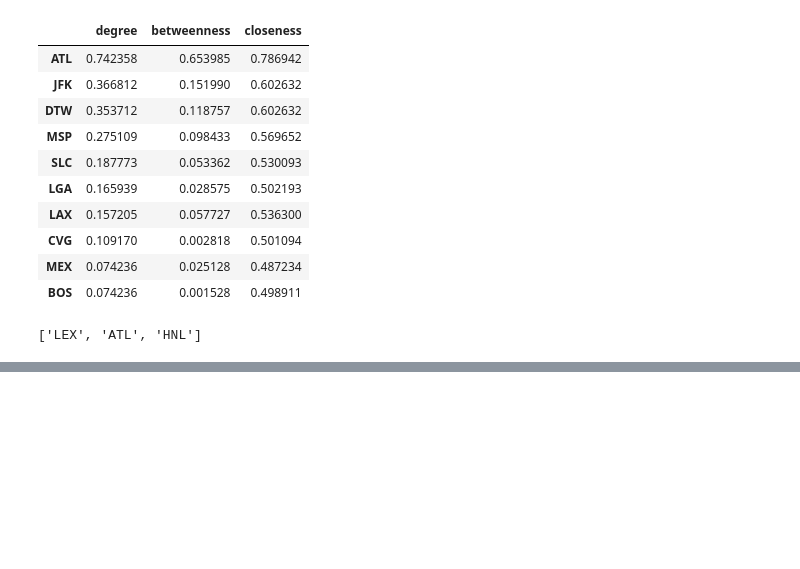
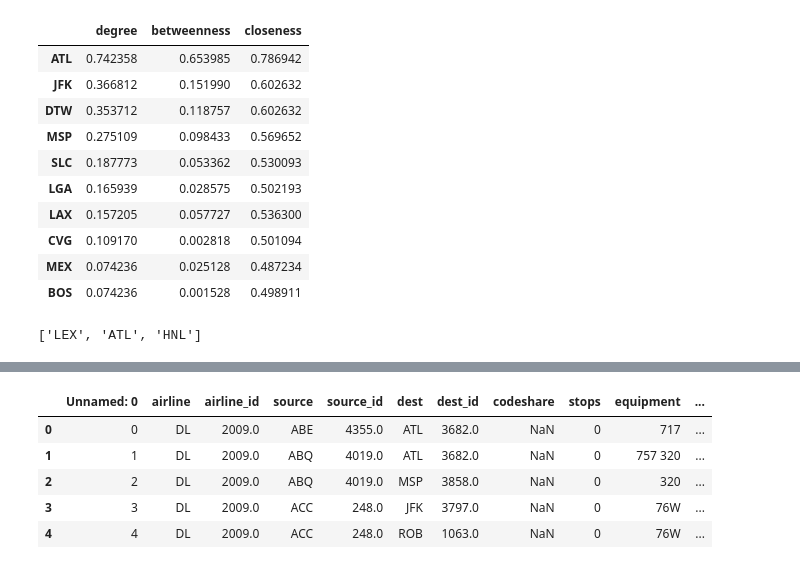
Before and after one commit to FRA228/ce599, a Jupyter notebook: 14-Networks/Networks.ipynb, the cells around one changed output, grey strips where cells are left out. Cells and saved outputs as stored; diff of their text form; code cells hidden in the pictures; blank space fills up the shorter version.

```diff
--- a/14-Networks/Networks.ipynb
+++ b/14-Networks/Networks.ipynb
@@ -530,0 +477,12 @@ AttributeError: 'Graph' object has no attribute 'find_all_paths'
+# %%
+routes['dist'] = routes.apply(lambda row: distance(row["latitude_source"], row["longitude_source"],
+                              row["latitude_dest"],row["longitude_dest"]), axis =1)
+
+routes.head()
+# %% [output]
+|  | Unnamed: 0 | airline | airline_id | source | source_id | dest | dest_id | codeshare | stops | equipment | ... |
+| 0 | 0 | DL | 2009.0 | ABE | 4355.0 | ATL | 3682.0 | NaN | 0 | 717 | ... |
+| 1 | 1 | DL | 2009.0 | ABQ | 4019.0 | ATL | 3682.0 | NaN | 0 | 757 320 | ... |
+| 2 | 2 | DL | 2009.0 | ABQ | 4019.0 | MSP | 3858.0 | NaN | 0 | 320 | ... |
+| 3 | 3 | DL | 2009.0 | ACC | 248.0 | JFK | 3797.0 | NaN | 0 | 76W | ... |
+| 4 | 4 | DL | 2009.0 | ACC | 248.0 | ROB | 1063.0 | NaN | 0 | 76W | ... |
```
Also changed, not shown: parts of 17 cells of this notebook, 1 other file.
